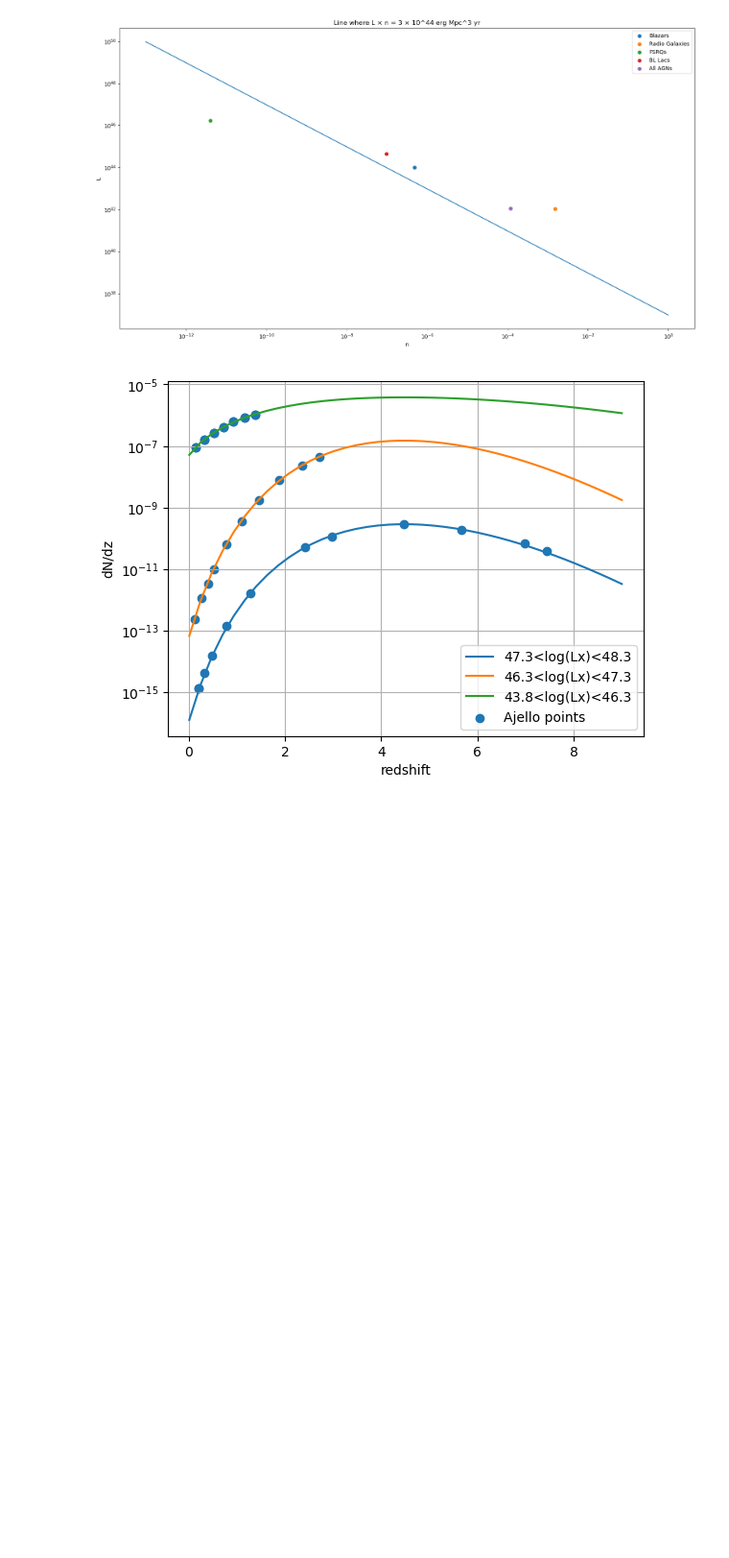
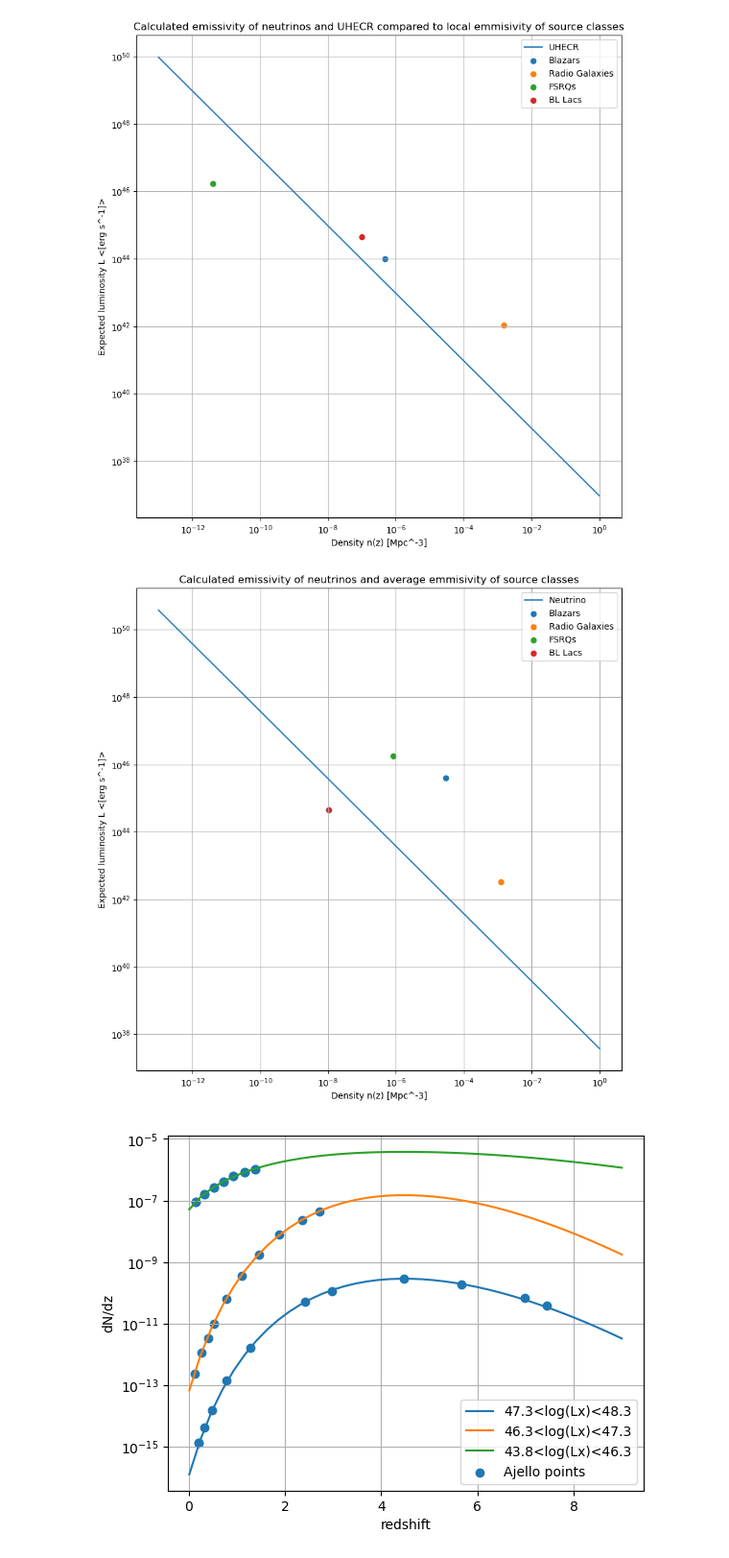
Before and after one commit to henan99/Project-related-to-first-semester-of-masters, a Jupyter notebook: Henrik_XLF_current.ipynb, the cells around one changed output. Shown at 96% size. Saved outputs shown, nothing was run; the diff lists cells and outputs as text; code cells hidden in the pictures; blank space fills up the shorter version.

```diff
--- a/Henrik_XLF_current.ipynb
+++ b/Henrik_XLF_current.ipynb
@@ -369,6 +394,16 @@ def red_evo_calc():
         a6 = 47
 
         print("LDDE_AGN")
+
+    elif(selected_model == "APLE_Seyfert"):
+        a1 = 41
+        a2 = 43
+        a3 = 43
+        a4 = 45
+        a5 = 45
+        a6 = 47
+
+        print("APLE_Seyfert")
     else:
         a1 = 44.5
         a2 = 45.5
@@ -915,34 +1021,64 @@ plt.show()
 # %%
 diffuse_flux_UHECR = 6*10**(17) #ev, do not know where this comes from. I dont get it. This turns into 3*10^44 ergs/s/Mpc^3 ??
 
+
+L_neut =1.192657192586897e+45
 
 # Define the value of n
 n_values = np.logspace(-13, 0, 1000)
 
 # Calculate the corresponding values of L
 L_values = (3 * 10**44) / n_values/(60*60*24*365)
-
+L_values_2 = (L_neut)/ n_values/(60*60*24*365)
 # Plot the line
-plt.figure(1, figsize=(19,10))
-plt.plot(n_values, L_values)
+plt.figure(1, figsize=(10,10))
+plt.plot(n_values, L_values, label = "UHECR")
+#plt.plot(n_values, L_values_2, label = "Neutrino")
 
 # Add labels and title
-plt.xlabel('n')
+plt.xlabel('Density n(z) [Mpc^-3]')
 plt.yscale('log',base=10)
 plt.xscale('log',base=10)
-plt.ylabel('L')
+plt.ylabel('Expected luminosity L <[erg s^-1]>')
 plt.scatter(blaz_n_tot[0], blaz_avg_tot[0], label='Blazars')
 plt.scatter(rg_n_tot[0], rg_avg_tot[0], label='Radio Galaxies')
 plt.scatter(fsrq_n_tot[0], fsrq_avg_tot[0], label='FSRQs')
 plt.scatter(bllac_n_tot[0], bllac_avg_tot[0], label='BL Lacs')
-plt.scatter(AGN_n_tot[0], AGN_avg_tot[0], label='All AGNs')
-plt.title('Line where L × n = 3 × 10^44 erg Mpc^3 yr')
+#plt.scatter(AGN_n_tot[0], AGN_avg_tot[0], label='All AGNs')
+#plt.scatter(sey_n_tot[0], sey_avg_tot[0], label='Seyferts')
+plt.title('Calculated emissivity of neutrinos and UHECR compared to local emmisivity of source classes')
 plt.legend()
+plt.grid()
 
+plt.figure(2, figsize=(10,10))
+#plt.plot(n_values, L_values, label = "UHECR")
+plt.plot(n_values, L_values_2, label = "Neutrino")
+
+# Add labels and title
+plt.xlabel('Density n(z) [Mpc^-3]')
+plt.yscale('log',base=10)
+plt.xscale('log',base=10)
+plt.ylabel('Expected luminosity L <[erg s^-1]>')
+plt.scatter(sum(blaz_n_tot)/len(blaz_n_tot), sum(blaz_avg_tot)/len(blaz_n_tot), label='Blazars')
+plt.scatter(sum(rg_n_tot)/len(rg_n_tot), sum(rg_avg_tot)/len(rg_n_tot), label='Radio Galaxies')
+plt.scatter(sum(fsrq_n_tot)/len(fsrq_n_tot), sum(fsrq_avg_tot)/len(fsrq_n_tot), label='FSRQs')
+plt.scatter(sum(bllac_n_tot)/len(bllac_n_tot), sum(bllac_avg_tot)/len(bllac_n_tot), label='BL Lacs')
+
+
+#plt.scatter(AGN_n_tot[0], AGN_avg_tot[0], label='All AGNs')
+#plt.scatter(sey_n_tot[0], sey_avg_tot[0], label='Seyferts')
+plt.title('Calculated emissivity of neutrinos and average emmisivity of source classes')
+plt.legend()
+plt.grid()
+
+
+
+plt.savefig('L_n_neut_calc.png')
 # Show the plot
 plt.show()
 # %% [output]
-[figure, old version]
+[figure, new version]
+[figure, added]
 # %%
 
 
```
Also changed, not shown: parts of 15 cells of this notebook, 25 other files.
